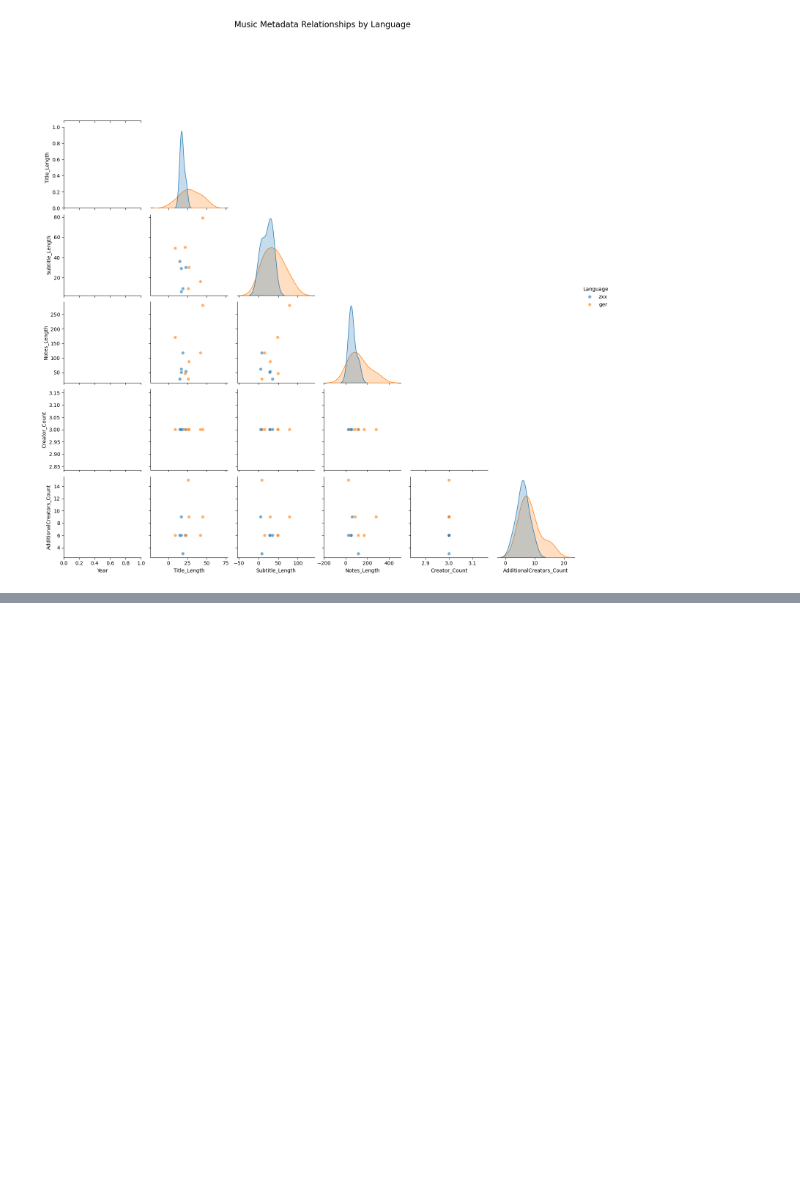
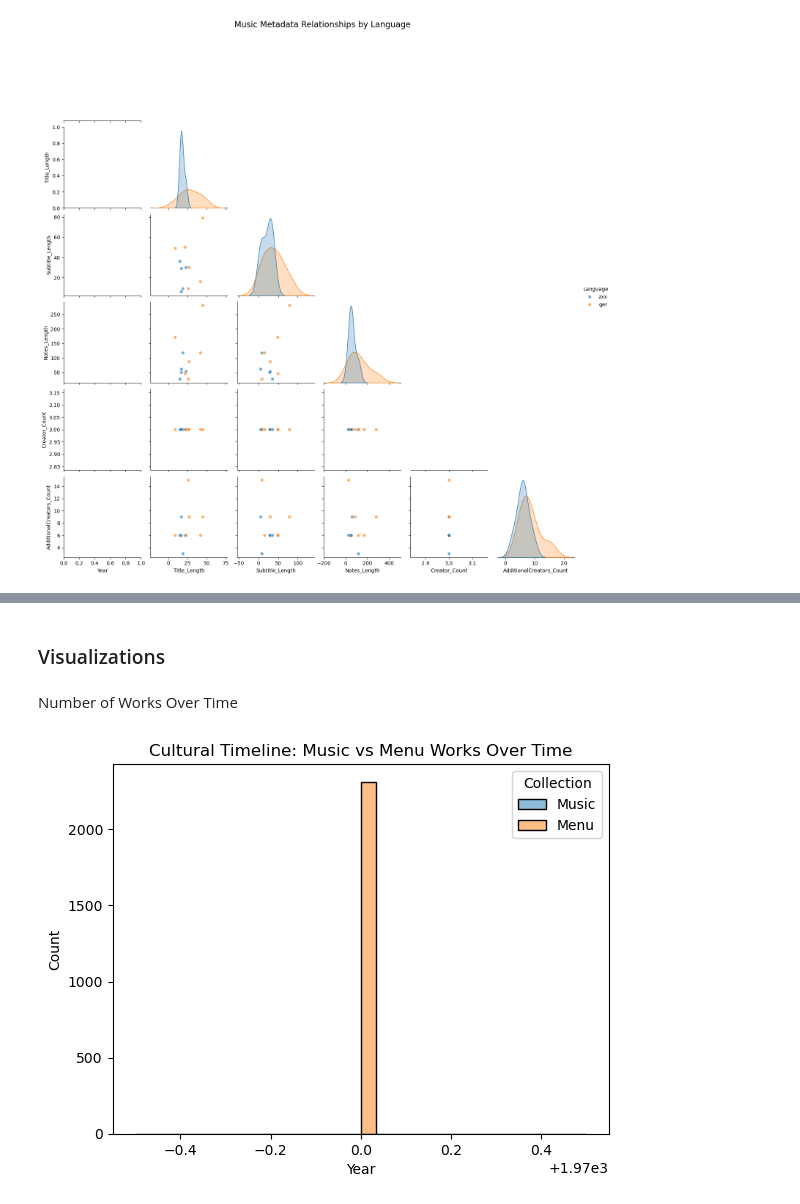
Before and after one commit to bbhatta10/Library-data, a Jupyter notebook: menu.ipynb, the cells around one changed output, grey strips where cells are left out. Saved outputs shown, nothing was run; the diff lists cells and outputs as text; code cells hidden in the pictures; blank space fills up the shorter version.

```diff
--- a/menu.ipynb
+++ b/menu.ipynb
@@ -247,0 +250,27 @@ menu_df.head()
+# %%
+import pandas as pd
+
+# Copy to avoid altering originals
+music = music_df_cleaned.copy()
+menu = menu_df_cleaned.copy()
+
+# Add a label for dataset source
+music["Collection"] = "Music"
+menu["Collection"] = "Menu"
+
+# Convert Date → Year
+for df in [music, menu]:
+    df["Year"] = pd.to_datetime(df["Date"], errors="coerce").dt.year
+
+# Combine both datasets
+combined = pd.concat([music, menu], ignore_index=True)
+
+# Map language codes to readable names
+lang_map = {
+    "ger": "German",
+    "zxx": "Instrumental / No Language",
+    "fre": "French",
+    "ita": "Italian",
+    "eng": "English"
+}
+combined["Language_Name"] = combined["Language"].map(lang_map).fillna(combined["Language"])
@@ -247,0 +325,11 @@ menu_df.head()
+# %% [markdown]
+### Visualizations
+# %% [markdown]
+Number of Works Over Time
+# %%
+
+sns.histplot(data=combined, x="Year", hue="Collection", bins=30, kde=True, multiple="stack")
+plt.title("Cultural Timeline: Music vs Menu Works Over Time")
+plt.show()
+# %% [output]
+[figure, added]
```
Also changed, not shown: parts of 15 cells of this notebook.
